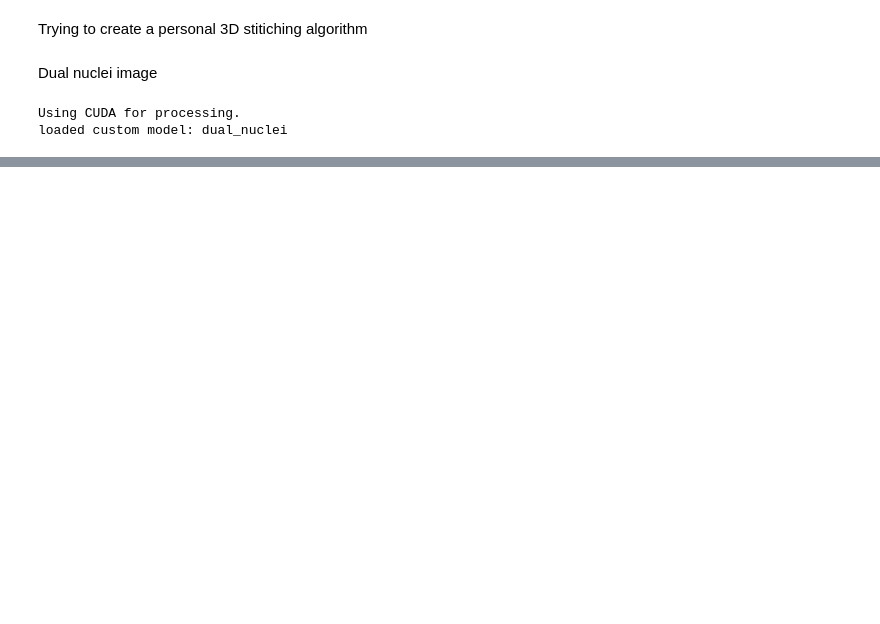
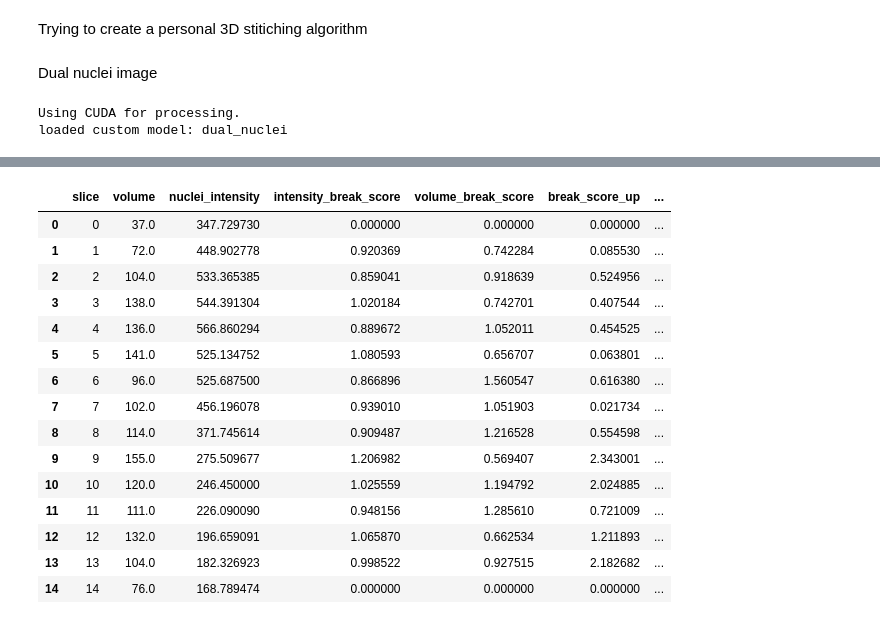
Before and after one commit to SuijkerbuijkLab/NucLogic, a Jupyter notebook: miscellaneous/stitching.ipynb, the cells around one changed output, grey strips where cells are left out. Cells and saved outputs as stored; diff of their text form; code cells hidden in the pictures; blank space fills up the shorter version.

```diff
--- a/miscellaneous/stitching.ipynb
+++ b/miscellaneous/stitching.ipynb
@@ -255,0 +386,47 @@ Final 3D mask created in 0.088s
+# %%
+# Method 2: Access the actual list value
+cell = 107
+intensity = (df_3d_props_fixed[df_3d_props_fixed["3d_label"] == cell][
+    "nuclei_intensity"
+].values[0])
+intensity_break = (df_3d_props_fixed[df_3d_props_fixed["3d_label"] == cell]["intensity_break_score"].values[0])
+volume = df_3d_props_fixed[df_3d_props_fixed["3d_label"] == cell]["volumes"].values[0]
+volume_break = (df_3d_props_fixed[df_3d_props_fixed["3d_label"] == cell]["volumes_break_score"].values[0])
+break_score_up = (df_3d_props_fixed[df_3d_props_fixed["3d_label"] == cell]["break_score_up"].values[0])
+break_score_down = (df_3d_props_fixed[df_3d_props_fixed["3d_label"] == cell]["break_score_down"].values[0])
+final_score = (df_3d_props_fixed[df_3d_props_fixed["3d_label"] == cell]["final_break_score"].values[0])
+
+# create df of this and display
+df_cell_detail = pd.DataFrame(
+    {
+        "slice": range(len(volume)),
+        "volume": volume,
+        "nuclei_intensity": intensity,
+        "intensity_break_score": intensity_break,
+        "volume_break_score": volume_break,
+        "break_score_up": break_score_up,
+        "break_score_down": break_score_down,
+        "final_break_score": final_score,
+    }
+)
+
+
+
+display(df_cell_detail)
+# %% [output]
+|  | slice | volume | nuclei_intensity | intensity_break_score | volume_break_score | break_score_up | ... |
+| 0 | 0 | 37.0 | 347.729730 | 0.000000 | 0.000000 | 0.000000 | ... |
+| 1 | 1 | 72.0 | 448.902778 | 0.920369 | 0.742284 | 0.085530 | ... |
+| 2 | 2 | 104.0 | 533.365385 | 0.859041 | 0.918639 | 0.524956 | ... |
+| 3 | 3 | 138.0 | 544.391304 | 1.020184 | 0.742701 | 0.407544 | ... |
+| 4 | 4 | 136.0 | 566.860294 | 0.889672 | 1.052011 | 0.454525 | ... |
+| 5 | 5 | 141.0 | 525.134752 | 1.080593 | 0.656707 | 0.063801 | ... |
+| 6 | 6 | 96.0 | 525.687500 | 0.866896 | 1.560547 | 0.616380 | ... |
+| 7 | 7 | 102.0 | 456.196078 | 0.939010 | 1.051903 | 0.021734 | ... |
+| 8 | 8 | 114.0 | 371.745614 | 0.909487 | 1.216528 | 0.554598 | ... |
+| 9 | 9 | 155.0 | 275.509677 | 1.206982 | 0.569407 | 2.343001 | ... |
+| 10 | 10 | 120.0 | 246.450000 | 1.025559 | 1.194792 | 2.024885 | ... |
+| 11 | 11 | 111.0 | 226.090090 | 0.948156 | 1.285610 | 0.721009 | ... |
+| 12 | 12 | 132.0 | 196.659091 | 1.065870 | 0.662534 | 1.211893 | ... |
+| 13 | 13 | 104.0 | 182.326923 | 0.998522 | 0.927515 | 2.182682 | ... |
+| 14 | 14 | 76.0 | 168.789474 | 0.000000 | 0.000000 | 0.000000 | ... |
```
Also changed, not shown: parts of 11 cells of this notebook.
